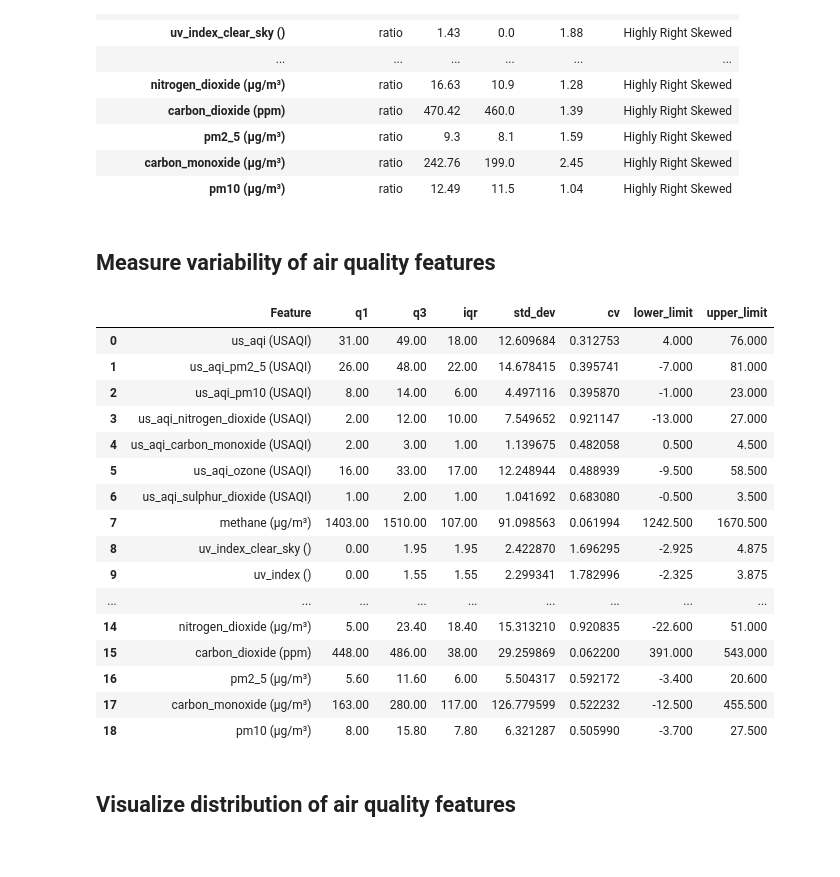
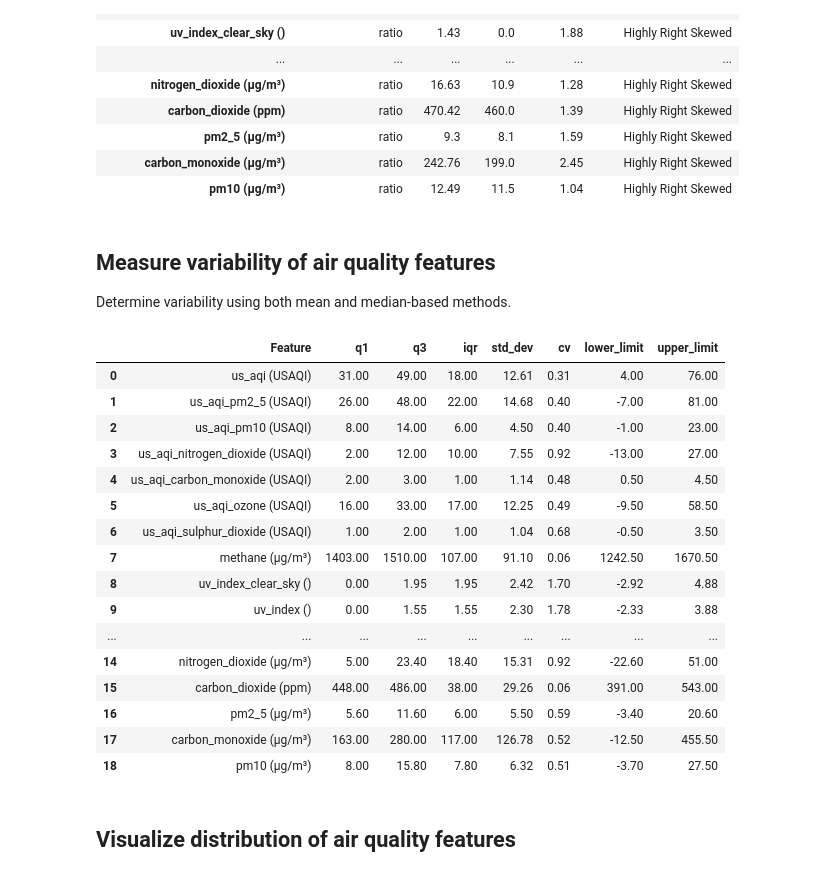
Before and after one commit to ianbunag/cmpe-255-data-mining-project, a Jupyter notebook: 03-08-eda-open-meteo.ipynb, the cells around one changed output. Cells and saved outputs as stored; diff of their text form; code cells hidden in the pictures.

```diff
--- a/03-08-eda-open-meteo.ipynb
+++ b/03-08-eda-open-meteo.ipynb
@@ -120,50 +120,28 @@ find_central_tendency(aq, aq_measurements)
 | pm10 (μg/m³) | ratio | 12.49 | 11.5 | 1.04 | Highly Right Skewed |
 # %% [markdown]
 ## Measure variability of air quality features
+
+Determine variability using both mean and median-based methods.
 # %%
-table_columns = ['Feature', 'q1', 'q3', 'iqr', 'std_dev', 'cv', 'lower_limit', 'upper_limit']
-table_rows = []
-for key in aq.columns:
-    if not is_numeric_dtype(aq[key]):
-        continue
-    v = aq[key].dropna()
-    q1 = np.percentile(v,25)
-    q3 = np.percentile(v, 75)
-    iqr = stats.iqr(v)
-    lower_limit = q1 - 1.5 * iqr
-    upper_limit = q3 + 1.5 * iqr
-    std_dev = np.std(v)
-    cv = stats.variation(v)
-    table_rows.append([
-        key,
-        q1,
-        q3,
-        iqr,
-        std_dev,
-        cv,
-        lower_limit,
-        upper_limit
-    ])
-aq_table = pd.DataFrame(data = table_rows, columns=table_columns)
-aq_table
+measure_variability(aq)
 # %% [output]
 |  | Feature | q1 | q3 | iqr | std_dev | cv | lower_limit | upper_limit |
-| 0 | us_aqi (USAQI) | 31.00 | 49.00 | 18.00 | 12.609684 | 0.312753 | 4.000 | 76.000 |
-| 1 | us_aqi_pm2_5 (USAQI) | 26.00 | 48.00 | 22.00 | 14.678415 | 0.395741 | -7.000 | 81.000 |
-| 2 | us_aqi_pm10 (USAQI) | 8.00 | 14.00 | 6.00 | 4.497116 | 0.395870 | -1.000 | 23.000 |
-| 3 | us_aqi_nitrogen_dioxide (USAQI) | 2.00 | 12.00 | 10.00 | 7.549652 | 0.921147 | -13.000 | 27.000 |
-| 4 | us_aqi_carbon_monoxide (USAQI) | 2.00 | 3.00 | 1.00 | 1.139675 | 0.482058 | 0.500 | 4.500 |
-| 5 | us_aqi_ozone (USAQI) | 16.00 | 33.00 | 17.00 | 12.248944 | 0.488939 | -9.500 | 58.500 |
-| 6 | us_aqi_sulphur_dioxide (USAQI) | 1.00 | 2.00 | 1.00 | 1.041692 | 0.683080 | -0.500 | 3.500 |
-| 7 | methane (μg/m³) | 1403.00 | 1510.00 | 107.00 | 91.098563 | 0.061994 | 1242.500 | 1670.500 |
-| 8 | uv_index_clear_sky () | 0.00 | 1.95 | 1.95 | 2.422870 | 1.696295 | -2.925 | 4.875 |
-| 9 | uv_index () | 0.00 | 1.55 | 1.55 | 2.299341 | 1.782996 | -2.325 | 3.875 |
+| 0 | us_aqi (USAQI) | 31.00 | 49.00 | 18.00 | 12.61 | 0.31 | 4.00 | 76.00 |
+| 1 | us_aqi_pm2_5 (USAQI) | 26.00 | 48.00 | 22.00 | 14.68 | 0.40 | -7.00 | 81.00 |
+| 2 | us_aqi_pm10 (USAQI) | 8.00 | 14.00 | 6.00 | 4.50 | 0.40 | -1.00 | 23.00 |
+| 3 | us_aqi_nitrogen_dioxide (USAQI) | 2.00 | 12.00 | 10.00 | 7.55 | 0.92 | -13.00 | 27.00 |
+| 4 | us_aqi_carbon_monoxide (USAQI) | 2.00 | 3.00 | 1.00 | 1.14 | 0.48 | 0.50 | 4.50 |
+| 5 | us_aqi_ozone (USAQI) | 16.00 | 33.00 | 17.00 | 12.25 | 0.49 | -9.50 | 58.50 |
+| 6 | us_aqi_sulphur_dioxide (USAQI) | 1.00 | 2.00 | 1.00 | 1.04 | 0.68 | -0.50 | 3.50 |
+| 7 | methane (μg/m³) | 1403.00 | 1510.00 | 107.00 | 91.10 | 0.06 | 1242.50 | 1670.50 |
+| 8 | uv_index_clear_sky () | 0.00 | 1.95 | 1.95 | 2.42 | 1.70 | -2.92 | 4.88 |
+| 9 | uv_index () | 0.00 | 1.55 | 1.55 | 2.30 | 1.78 | -2.33 | 3.88 |
 | ... | ... | ... | ... | ... | ... | ... | ... | ... |
-| 14 | nitrogen_dioxide (μg/m³) | 5.00 | 23.40 | 18.40 | 15.313210 | 0.920835 | -22.600 | 51.000 |
-| 15 | carbon_dioxide (ppm) | 448.00 | 486.00 | 38.00 | 29.259869 | 0.062200 | 391.000 | 543.000 |
-| 16 | pm2_5 (μg/m³) | 5.60 | 11.60 | 6.00 | 5.504317 | 0.592172 | -3.400 | 20.600 |
-| 17 | carbon_monoxide (μg/m³) | 163.00 | 280.00 | 117.00 | 126.779599 | 0.522232 | -12.500 | 455.500 |
-| 18 | pm10 (μg/m³) | 8.00 | 15.80 | 7.80 | 6.321287 | 0.505990 | -3.700 | 27.500 |
+| 14 | nitrogen_dioxide (μg/m³) | 5.00 | 23.40 | 18.40 | 15.31 | 0.92 | -22.60 | 51.00 |
+| 15 | carbon_dioxide (ppm) | 448.00 | 486.00 | 38.00 | 29.26 | 0.06 | 391.00 | 543.00 |
+| 16 | pm2_5 (μg/m³) | 5.60 | 11.60 | 6.00 | 5.50 | 0.59 | -3.40 | 20.60 |
+| 17 | carbon_monoxide (μg/m³) | 163.00 | 280.00 | 117.00 | 126.78 | 0.52 | -12.50 | 455.50 |
+| 18 | pm10 (μg/m³) | 8.00 | 15.80 | 7.80 | 6.32 | 0.51 | -3.70 | 27.50 |
 # %% [markdown]
 ## Visualize distribution of air quality features
 # %%
```
Also changed, not shown: parts of 1 cell of this notebook, 3 other files.
